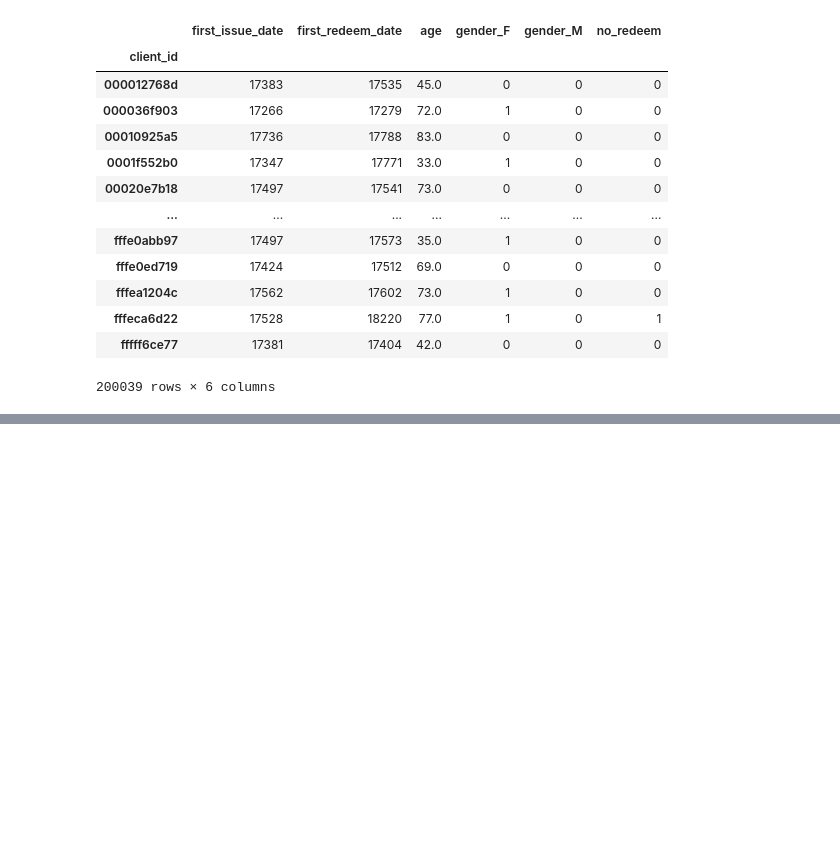
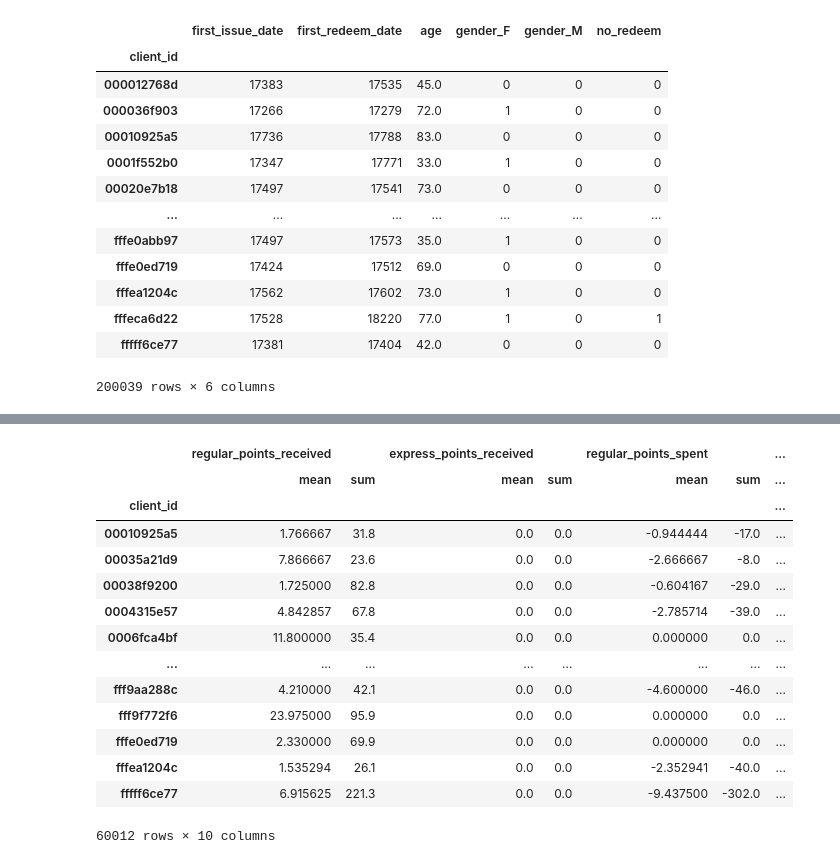
Before and after one commit to Denis-Kazakov/Kaggle_CFT_uplift, a Jupyter notebook: data_prep.ipynb, the cells around one changed output, grey strips where cells are left out. Saved outputs shown, nothing was run; the diff lists cells and outputs as text; code cells hidden in the pictures; blank space fills up the shorter version.

```diff
--- a/data_prep.ipynb
+++ b/data_prep.ipynb
@@ -148,0 +242,3 @@ clients.to_csv('clients2_modified.csv')
+# %%
+test_purch = pd.read_csv('test_purch.csv', parse_dates=['transaction_datetime'])
+test_purch
@@ -148,0 +259,32 @@ clients.to_csv('clients2_modified.csv')
+# %%
+test_purch = test_purch\
+    .groupby(['client_id','transaction_id'])\
+    .agg({'regular_points_received': 'mean',
+          'express_points_received': 'mean',
+          'regular_points_spent': 'mean',
+          'express_points_spent': 'mean',
+          'purchase_sum': 'mean'})\
+    .reset_index()\
+    .groupby('client_id')\
+    .agg({'regular_points_received': ['mean', 'sum'],
+          'express_points_received': ['mean', 'sum'],
+          'regular_points_spent': ['mean', 'sum'],
+          'express_points_spent': ['mean', 'sum'],
+          'purchase_sum': ['mean', 'sum']})
+test_purch
+# %% [output]
+|  | regular_points_received |  | express_points_received |  | regular_points_spent |  | ... |
+|  | mean | sum | mean | sum | mean | sum | ... |
+| client_id |  |  |  |  |  |  | ... |
+| 00010925a5 | 1.766667 | 31.8 | 0.0 | 0.0 | -0.944444 | -17.0 | ... |
+| 00035a21d9 | 7.866667 | 23.6 | 0.0 | 0.0 | -2.666667 | -8.0 | ... |
+| 00038f9200 | 1.725000 | 82.8 | 0.0 | 0.0 | -0.604167 | -29.0 | ... |
+| 0004315e57 | 4.842857 | 67.8 | 0.0 | 0.0 | -2.785714 | -39.0 | ... |
+| 0006fca4bf | 11.800000 | 35.4 | 0.0 | 0.0 | 0.000000 | 0.0 | ... |
+| ... | ... | ... | ... | ... | ... | ... | ... |
+| fff9aa288c | 4.210000 | 42.1 | 0.0 | 0.0 | -4.600000 | -46.0 | ... |
+| fff9f772f6 | 23.975000 | 95.9 | 0.0 | 0.0 | 0.000000 | 0.0 | ... |
+| fffe0ed719 | 2.330000 | 69.9 | 0.0 | 0.0 | 0.000000 | 0.0 | ... |
+| fffea1204c | 1.535294 | 26.1 | 0.0 | 0.0 | -2.352941 | -40.0 | ... |
+| fffff6ce77 | 6.915625 | 221.3 | 0.0 | 0.0 | -9.437500 | -302.0 | ... |
+60012 rows × 10 columns
```
Also changed, not shown: parts of 10 cells of this notebook, 17 other files.
